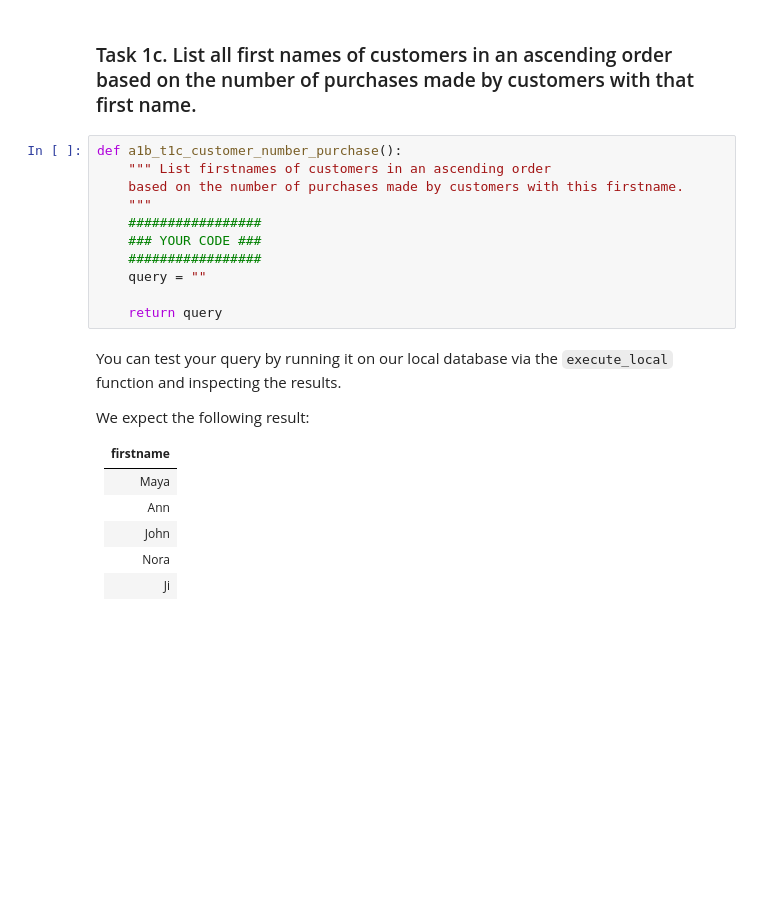
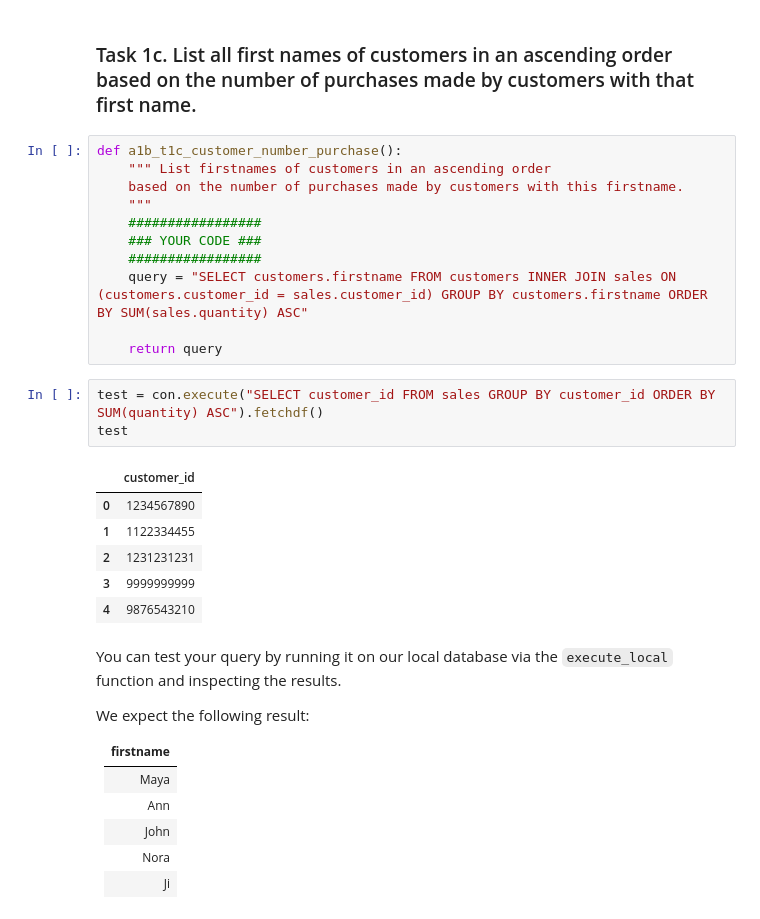
Before and after one commit to damajojung/UvA_Big_Data, a Jupyter notebook: Assignment1.ipynb, the cells around one changed output. Cells and saved outputs as stored; diff of their text form; blank space fills up the shorter version.

```diff
--- a/Assignment1.ipynb
+++ b/Assignment1.ipynb
@@ -707,9 +732,19 @@ def a1b_t1c_customer_number_purchase():
     #################
     ### YOUR CODE ###
     #################
-    query = ""
+    query = "SELECT customers.firstname FROM customers INNER JOIN sales ON (customers.customer_id = sales.customer_id) GROUP BY customers.firstname ORDER BY SUM(sales.quantity) ASC"
 
     return query
+# %%
+test = con.execute("SELECT customer_id FROM sales GROUP BY customer_id ORDER BY SUM(quantity) ASC").fetchdf()
+test
+# %% [output]
+|  | customer_id |
+| 0 | 1234567890 |
+| 1 | 1122334455 |
+| 2 | 1231231231 |
+| 3 | 9999999999 |
+| 4 | 9876543210 |
 # %% [markdown]
 You can test your query by running it on our local database via the `execute_local` function and inspecting the results.
 
```
Also changed, not shown: parts of 18 cells of this notebook, 2 other files.
